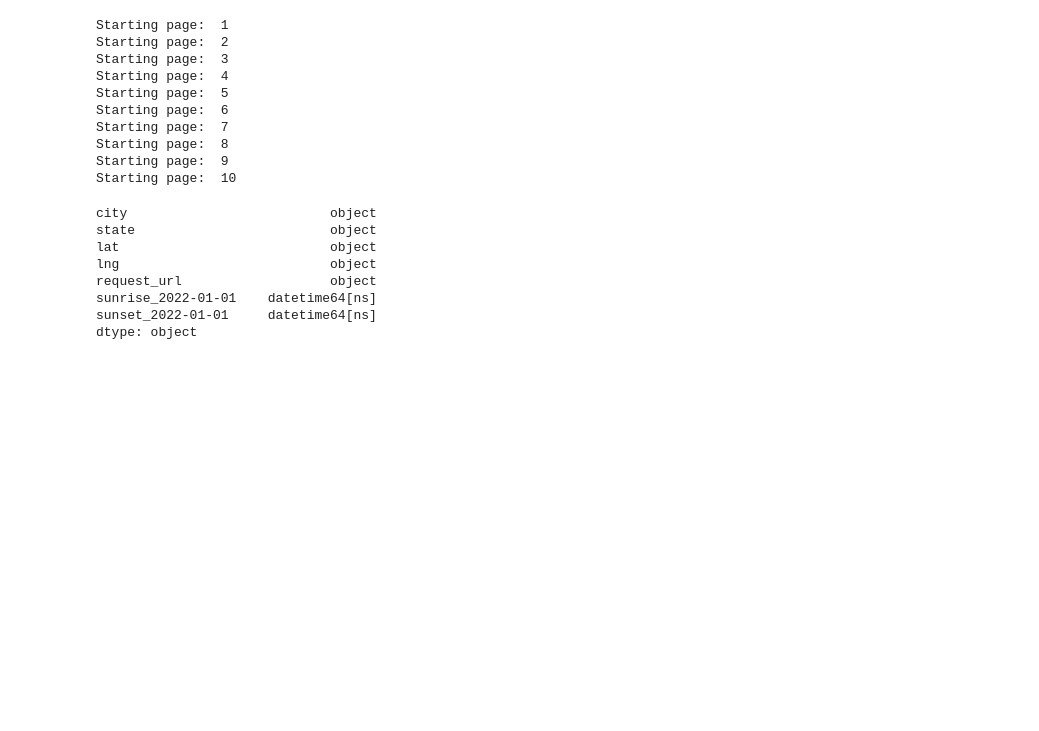
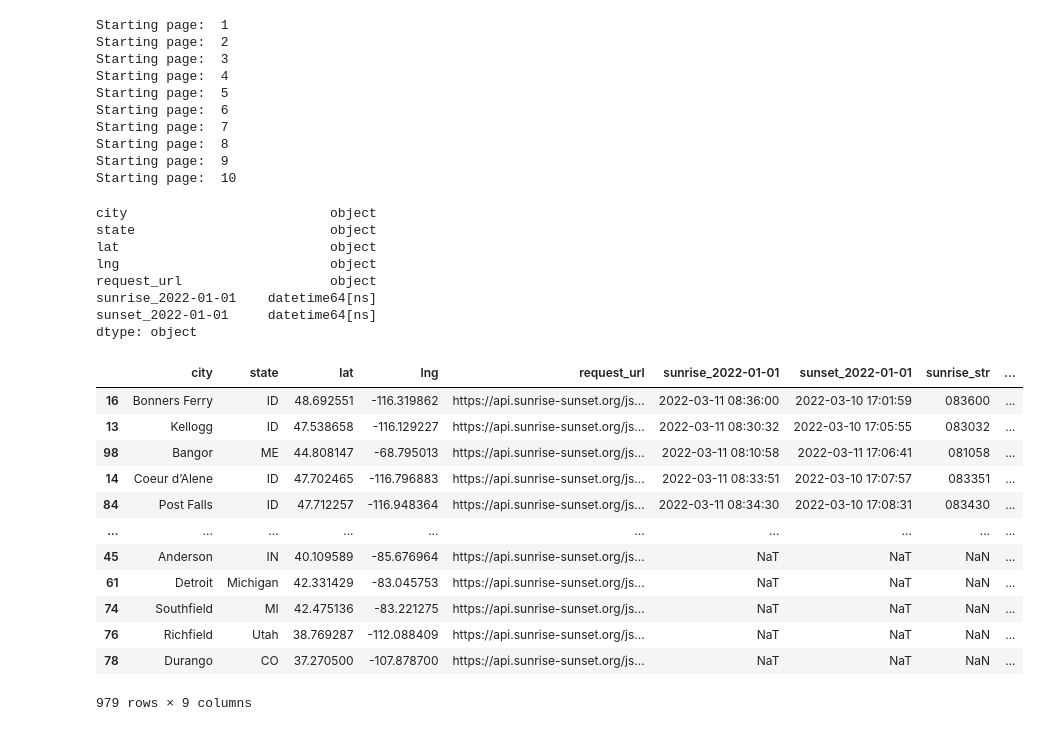
Before and after one commit to juliaingram/daylight-saving, a Jupyter notebook: daylight-savings.ipynb, the cells around one changed output. Cells and saved outputs as stored; diff of their text form; code cells hidden in the pictures; blank space fills up the shorter version.

```diff
--- a/daylight-savings.ipynb
+++ b/daylight-savings.ipynb
@@ -275,3 +333,19 @@ request_url                   object
 sunrise_2022-01-01    datetime64[ns]
 sunset_2022-01-01     datetime64[ns]
 dtype: object
+# %%
+cities_geo.sort_values('sunset_str')
+# %% [output]
+|  | city | state | lat | lng | request_url | sunrise_2022-01-01 | sunset_2022-01-01 | sunrise_str | ... |
+| 16 | Bonners Ferry | ID | 48.692551 | -116.319862 | https://api.sunrise-sunset.org/js... | 2022-03-11 08:36:00 | 2022-03-10 17:01:59 | 083600 | ... |
+| 13 | Kellogg | ID | 47.538658 | -116.129227 | https://api.sunrise-sunset.org/js... | 2022-03-11 08:30:32 | 2022-03-10 17:05:55 | 083032 | ... |
+| 98 | Bangor | ME | 44.808147 | -68.795013 | https://api.sunrise-sunset.org/js... | 2022-03-11 08:10:58 | 2022-03-11 17:06:41 | 081058 | ... |
+| 14 | Coeur d’Alene | ID | 47.702465 | -116.796883 | https://api.sunrise-sunset.org/js... | 2022-03-11 08:33:51 | 2022-03-10 17:07:57 | 083351 | ... |
+| 84 | Post Falls | ID | 47.712257 | -116.948364 | https://api.sunrise-sunset.org/js... | 2022-03-11 08:34:30 | 2022-03-10 17:08:31 | 083430 | ... |
+| ... | ... | ... | ... | ... | ... | ... | ... | ... | ... |
+| 45 | Anderson | IN | 40.109589 | -85.676964 | https://api.sunrise-sunset.org/js... | NaT | NaT | NaN | ... |
+| 61 | Detroit | Michigan | 42.331429 | -83.045753 | https://api.sunrise-sunset.org/js... | NaT | NaT | NaN | ... |
+| 74 | Southfield | MI | 42.475136 | -83.221275 | https://api.sunrise-sunset.org/js... | NaT | NaT | NaN | ... |
+| 76 | Richfield | Utah | 38.769287 | -112.088409 | https://api.sunrise-sunset.org/js... | NaT | NaT | NaN | ... |
+| 78 | Durango | CO | 37.270500 | -107.878700 | https://api.sunrise-sunset.org/js... | NaT | NaT | NaN | ... |
+979 rows × 9 columns
```
Also changed, not shown: parts of 19 cells of this notebook, 36 other files.
